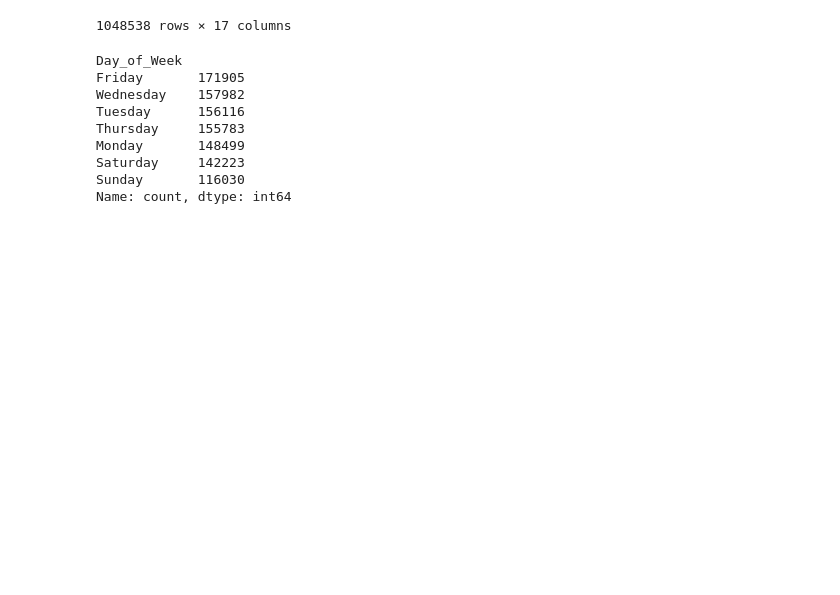
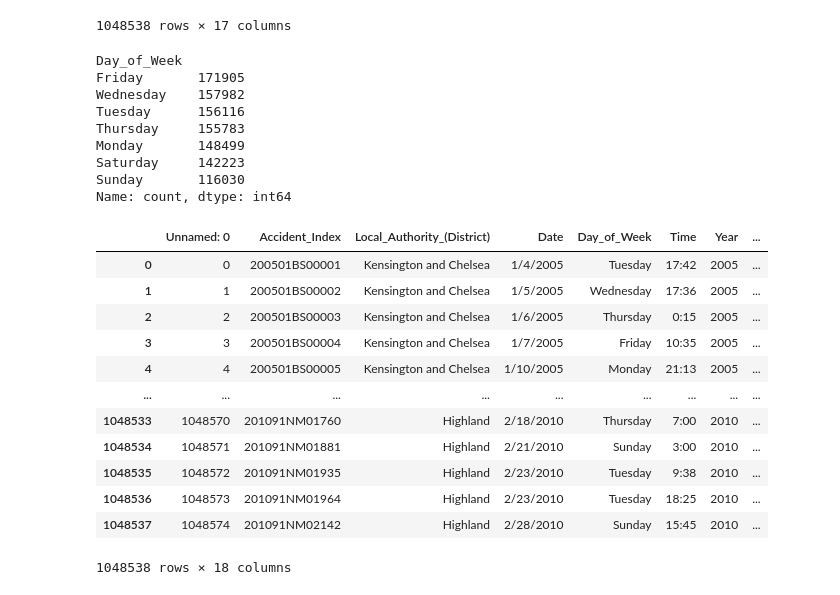
Before and after one commit to Inupa6677/DSGP-GROUP-9, a Jupyter notebook: work with new data set.ipynb, the cells around one changed output. Cells and saved outputs as stored; diff of their text form; code cells hidden in the pictures; blank space fills up the shorter version.

```diff
--- a/work with new data set.ipynb
+++ b/work with new data set.ipynb
@@ -122,3 +122,21 @@ Monday       148499
 Saturday     142223
 Sunday       116030
 Name: count, dtype: int64
+# %%
+# first i loaded the dataset
+df1 = pd.read_csv('C:/Users/MSI KATANA/Desktop/DSGP Git Repo/DSGP-GROUP-9/edit1Newdataset.csv')
+df1
+# %% [output]
+|  | Unnamed: 0 | Accident_Index | Local_Authority_(District) | Date | Day_of_Week | Time | Year | ... |
+| 0 | 0 | 200501BS00001 | Kensington and Chelsea | 1/4/2005 | Tuesday | 17:42 | 2005 | ... |
+| 1 | 1 | 200501BS00002 | Kensington and Chelsea | 1/5/2005 | Wednesday | 17:36 | 2005 | ... |
+| 2 | 2 | 200501BS00003 | Kensington and Chelsea | 1/6/2005 | Thursday | 0:15 | 2005 | ... |
+| 3 | 3 | 200501BS00004 | Kensington and Chelsea | 1/7/2005 | Friday | 10:35 | 2005 | ... |
+| 4 | 4 | 200501BS00005 | Kensington and Chelsea | 1/10/2005 | Monday | 21:13 | 2005 | ... |
+| ... | ... | ... | ... | ... | ... | ... | ... | ... |
+| 1048533 | 1048570 | 201091NM01760 | Highland | 2/18/2010 | Thursday | 7:00 | 2010 | ... |
+| 1048534 | 1048571 | 201091NM01881 | Highland | 2/21/2010 | Sunday | 3:00 | 2010 | ... |
+| 1048535 | 1048572 | 201091NM01935 | Highland | 2/23/2010 | Tuesday | 9:38 | 2010 | ... |
+| 1048536 | 1048573 | 201091NM01964 | Highland | 2/23/2010 | Tuesday | 18:25 | 2010 | ... |
+| 1048537 | 1048574 | 201091NM02142 | Highland | 2/28/2010 | Sunday | 15:45 | 2010 | ... |
+1048538 rows × 18 columns
```
Also changed, not shown: parts of 8 cells of this notebook.
